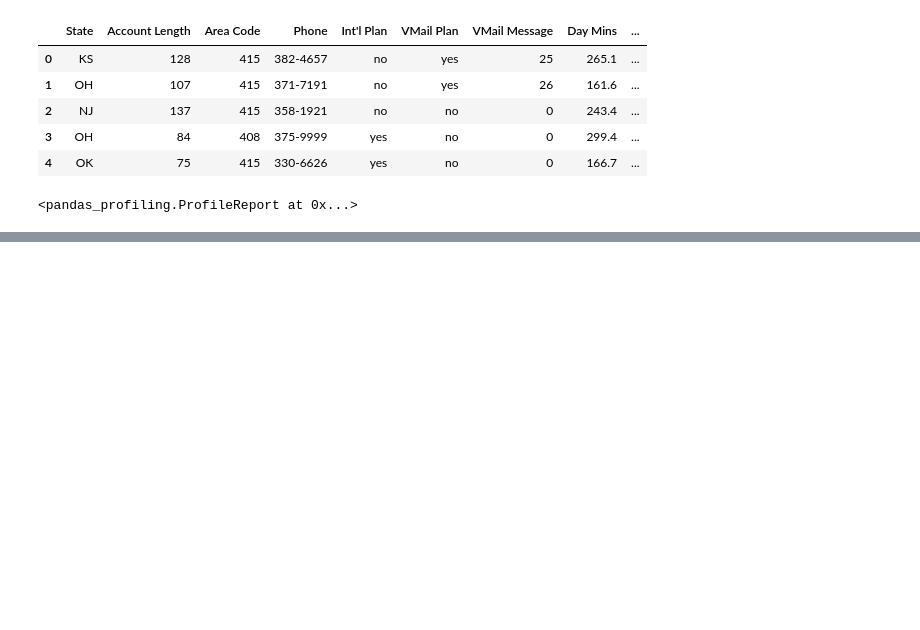
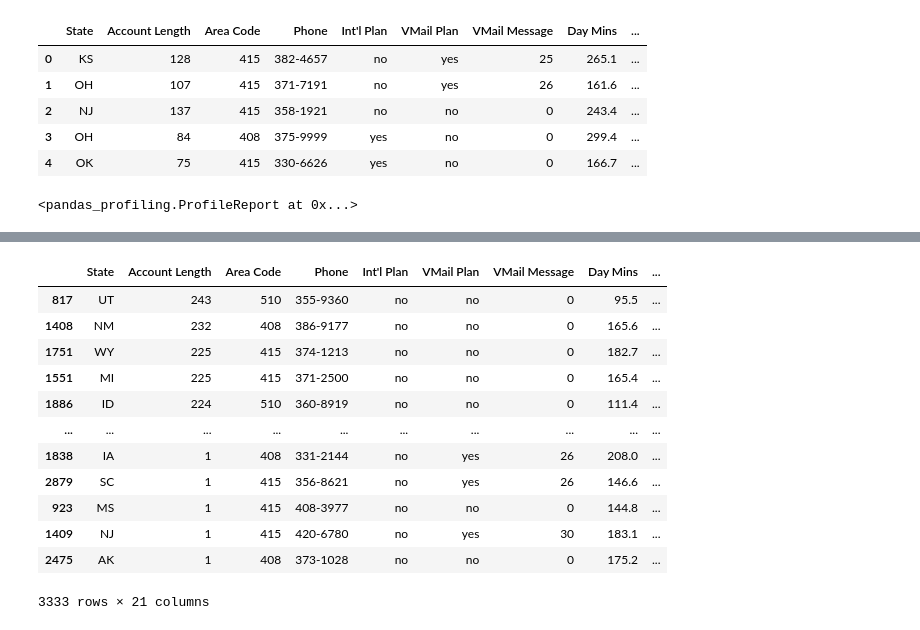
Before and after one commit to Emmaf97/Datamining2-labs, a Jupyter notebook: Welcome_To_Colaboratory.ipynb, the cells around one changed output, grey strips where cells are left out. Drawn from its saved outputs; the diff is of its cells as text; code cells hidden in the pictures; blank space fills up the shorter version.

```diff
--- a/Welcome_To_Colaboratory.ipynb
+++ b/Welcome_To_Colaboratory.ipynb
@@ -102,0 +81,16 @@ A few featured examples:
+# %%
+df.sort_values(by = "Account Length", ascending=False)
+# %% [output]
+|  | State | Account Length | Area Code | Phone | Int'l Plan | VMail Plan | VMail Message | Day Mins | ... |
+| 817 | UT | 243 | 510 | 355-9360 | no | no | 0 | 95.5 | ... |
+| 1408 | NM | 232 | 408 | 386-9177 | no | no | 0 | 165.6 | ... |
+| 1751 | WY | 225 | 415 | 374-1213 | no | no | 0 | 182.7 | ... |
+| 1551 | MI | 225 | 415 | 371-2500 | no | no | 0 | 165.4 | ... |
+| 1886 | ID | 224 | 510 | 360-8919 | no | no | 0 | 111.4 | ... |
+| ... | ... | ... | ... | ... | ... | ... | ... | ... | ... |
+| 1838 | IA | 1 | 408 | 331-2144 | no | yes | 26 | 208.0 | ... |
+| 2879 | SC | 1 | 415 | 356-8621 | no | yes | 26 | 146.6 | ... |
+| 923 | MS | 1 | 415 | 408-3977 | no | no | 0 | 144.8 | ... |
+| 1409 | NJ | 1 | 415 | 420-6780 | no | yes | 30 | 183.1 | ... |
+| 2475 | AK | 1 | 408 | 373-1028 | no | no | 0 | 175.2 | ... |
+3333 rows × 21 columns
```
Also changed, not shown: parts of 24 cells of this notebook.
